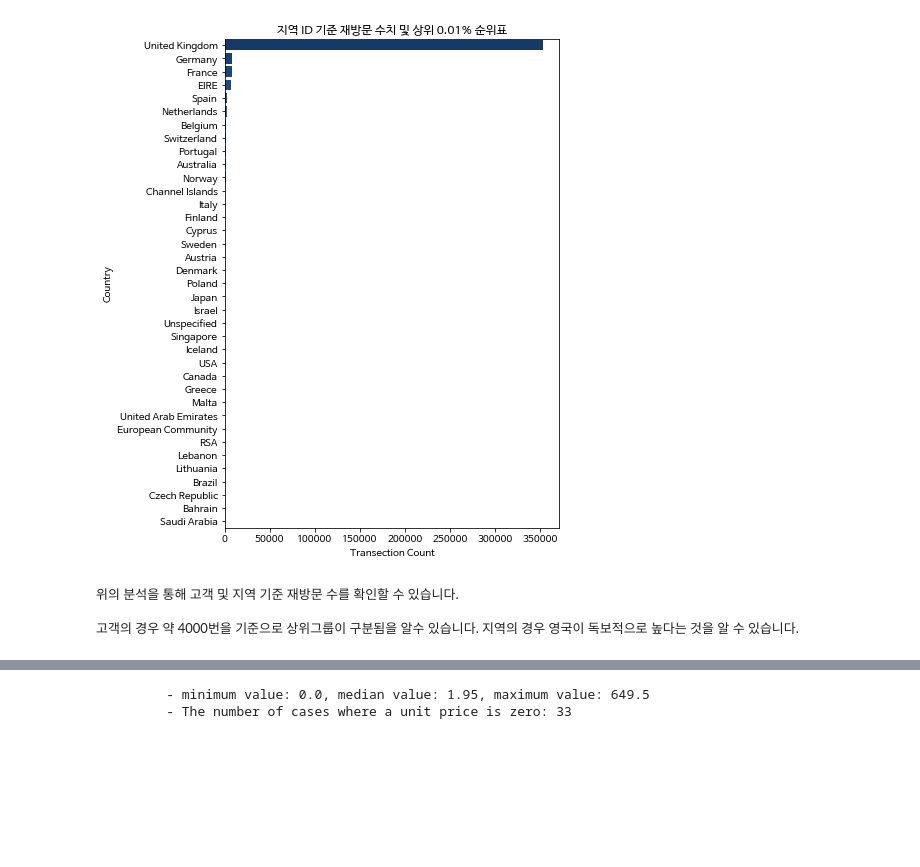
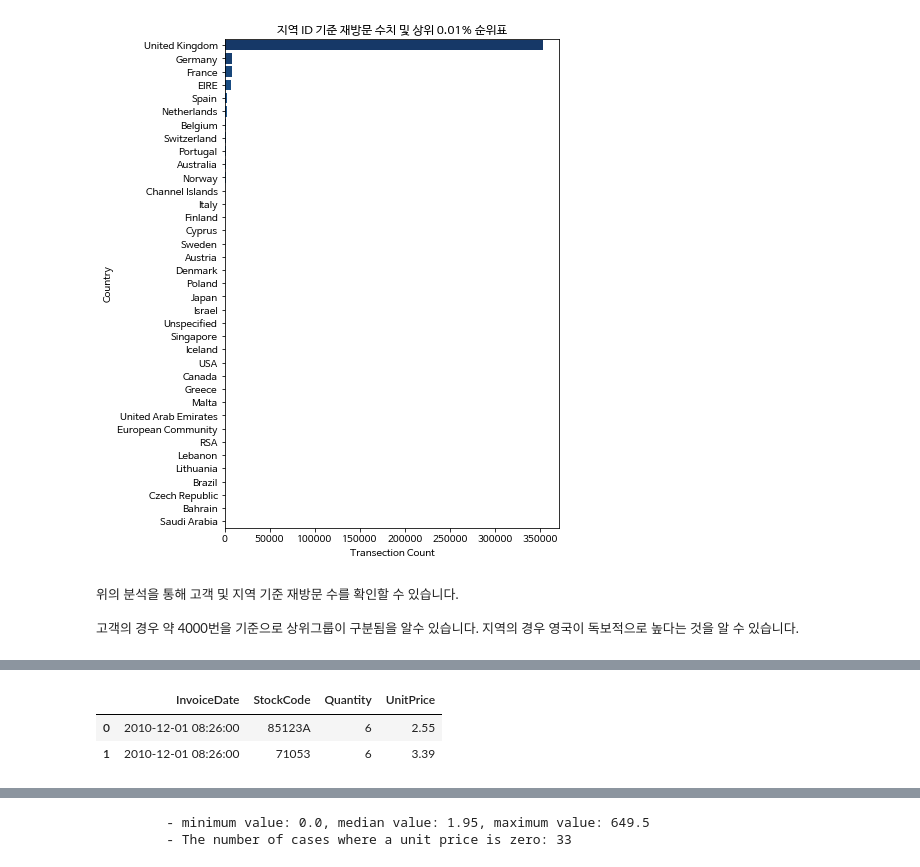
Before and after one commit to mwithgod3952/Conquering-Kaggle-s-challenge, a Jupyter notebook: Marketing_Analytics_Cohort_Analysis.ipynb, the cells around one changed output, grey strips where cells are left out. Saved outputs shown, nothing was run; the diff lists cells and outputs as text; code cells hidden in the pictures; blank space fills up the shorter version.

```diff
--- a/Marketing_Analytics_Cohort_Analysis.ipynb
+++ b/Marketing_Analytics_Cohort_Analysis.ipynb
@@ -298,6 +306,12 @@ Name: UnitPrice, dtype: float64
 # %%
 over3_codes = list(set(price_nunq[price_nunq >= 3].index))
 indexes = list(map(lambda x: np.where(_df1.reset_index(drop=True).StockCode == x)[0].tolist(), over3_codes))
 m_indexes = sum(indexes, [])
 over3_df = _df1.reset_index(drop=True).iloc[sorted(m_indexes)].reset_index(drop=True)
 over3_df.loc[:, 'InvoiceDate'] = over3_df.InvoiceDate.apply(lambda x: pd.to_datetime(x))
+over3_dfFv = over3_df.loc[:, ['InvoiceDate', 'StockCode',	'Quantity',	'UnitPrice']].copy()
+over3_dfFv.head(2)
+# %% [output]
+|  | InvoiceDate | StockCode | Quantity | UnitPrice |
+| 0 | 2010-12-01 08:26:00 | 85123A | 6 | 2.55 |
+| 1 | 2010-12-01 08:26:00 | 71053 | 6 | 3.39 |
```
Also changed, not shown: parts of 19 cells of this notebook.
